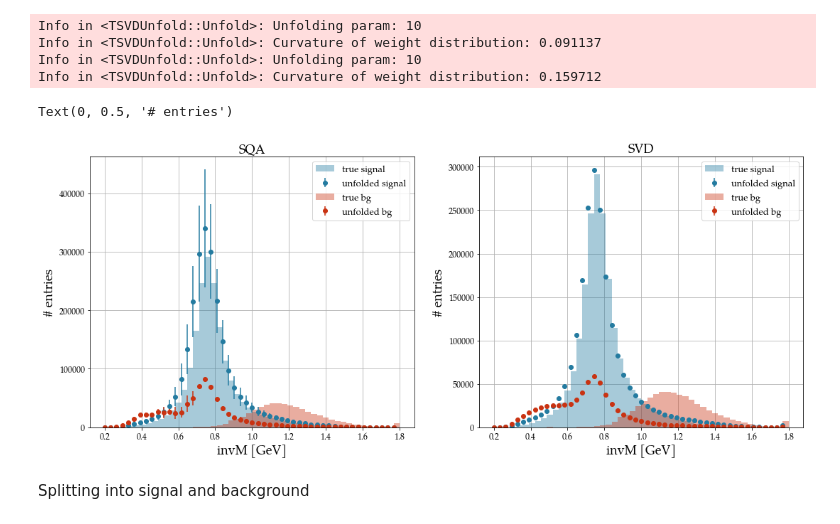
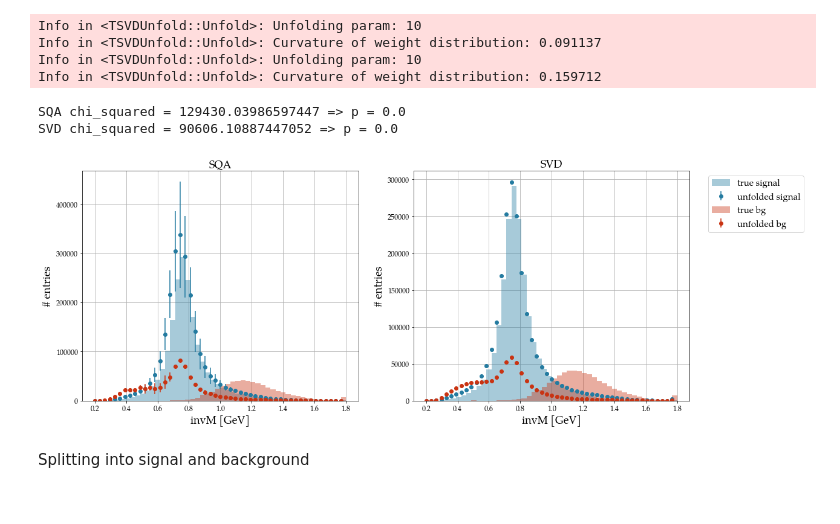
Before and after one commit to peguerosdc/unfolding_benchmark, a Jupyter notebook: tau2pipi0nu_encoding_examples.ipynb, the cells around one changed output. Saved outputs shown, nothing was run; the diff lists cells and outputs as text; code cells hidden in the pictures.

Commit message:
Unfolding plots and final results

```diff
--- a/tau2pipi0nu_encoding_examples.ipynb
+++ b/tau2pipi0nu_encoding_examples.ipynb
@@ -181,48 +184,53 @@ good_ann_axs = axs[0]
 good_ann_axs.bar(data_mc_hist.axes[0].centers, data_mc_hist.view(), width=data_mc_hist.axes[0].widths, color=sig_color, label="true signal", alpha=0.4)
 good_ann_axs.errorbar(
     axis, signal_annealing_result.solution,
-    yerr=signal_annealing_result.error,
+    yerr=np.sqrt(signal_annealing_result.error.diagonal()),
     fmt="o",
     color=sig_color, label="unfolded signal",
 )
 good_ann_axs.bar(background_mc_hist.axes[0].centers, background_mc_hist.view(), width=background_mc_hist.axes[0].widths, color=bg_color, label="true bg", alpha=0.4)
 good_ann_axs.errorbar(
     axis, bg_annealing_result.solution,
-    yerr=bg_annealing_result.error,
+    yerr=np.sqrt(bg_annealing_result.error.diagonal()),
     fmt="o",
     color=bg_color, label="unfolded bg",
 )
-good_ann_axs.legend(prop={"size": 13})
-#good_ann_axs.grid()
-good_ann_axs.set_title("SQA")
+#good_ann_axs.legend(prop={"size": 13})
+good_ann_axs.set_title(f"SQA")
 good_ann_axs.set_xlabel("invM [GeV]")
 good_ann_axs.set_ylabel("# entries")
 good_ann_axs.set_ylim([0, None])
+# perform chi square test
+mychi, p = chi_square(signal_annealing_result.solution, data_mc_hist.view())
+print(f"SQA chi_squared = {mychi} => p = {p}")
 
 # Plot the signal and background unfolded with SVD
 svd_axs = axs[1]
 svd_axs.bar(data_mc_hist.axes[0].centers, data_mc_hist.view(), width=data_mc_hist.axes[0].widths, color=sig_color, label="true signal", alpha=0.4)
 svd_axs.errorbar(
     axis, signal_svd_result.solution,
-    yerr=signal_svd_result.error,
+    yerr=np.sqrt(signal_svd_result.error.diagonal()),
     fmt="o",
     color=sig_color, label="unfolded signal",
 )
 svd_axs.bar(background_mc_hist.axes[0].centers, background_mc_hist.view(), width=background_mc_hist.axes[0].widths, color=bg_color, label="true bg", alpha=0.4)
 svd_axs.errorbar(
     axis, bg_svd_result.solution,
-    yerr=bg_svd_result.error,
+    yerr=np.sqrt(bg_svd_result.error.diagonal()),
     fmt="o",
     color=bg_color, label="unfolded bg",
 )
-svd_axs.legend(prop={"size": 13})
-#svd_axs.grid()
+#svd_axs.legend(prop={"size": 13})
+svd_axs.legend(prop={"size": 15}, bbox_to_anchor=(1.05, 1), loc='upper left')
 svd_axs.set_title("SVD")
 svd_axs.set_xlabel("invM [GeV]")
 svd_axs.set_ylabel("# entries")
+mychi, p = chi_square(signal_svd_result.solution, data_mc_hist.view())
+print(f"SVD chi_squared = {mychi} => p = {p}")
 # %% [output]
-Text(0, 0.5, '# entries')
+SQA chi_squared = 129430.03986597447 => p = 0.0
+SVD chi_squared = 90606.10887447052 => p = 0.0
-[figure, old version]
+[figure, new version]
 # %% [markdown]
 Splitting into signal and background
 # %%
```
Also changed, not shown: parts of 1 cell of this notebook, 12 other files.
